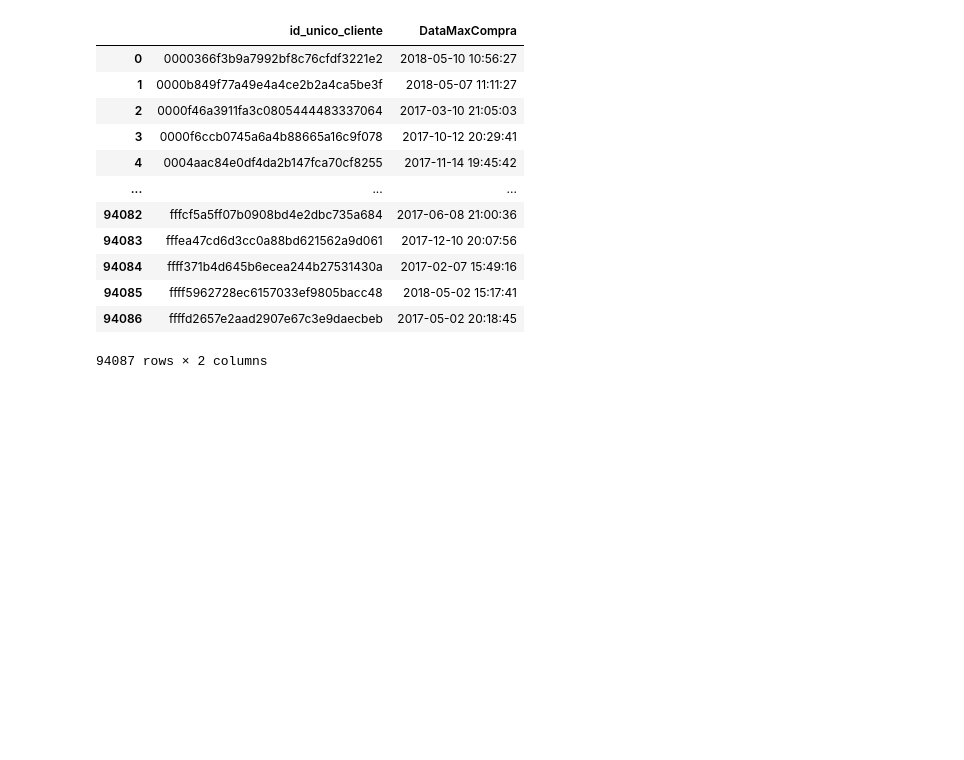
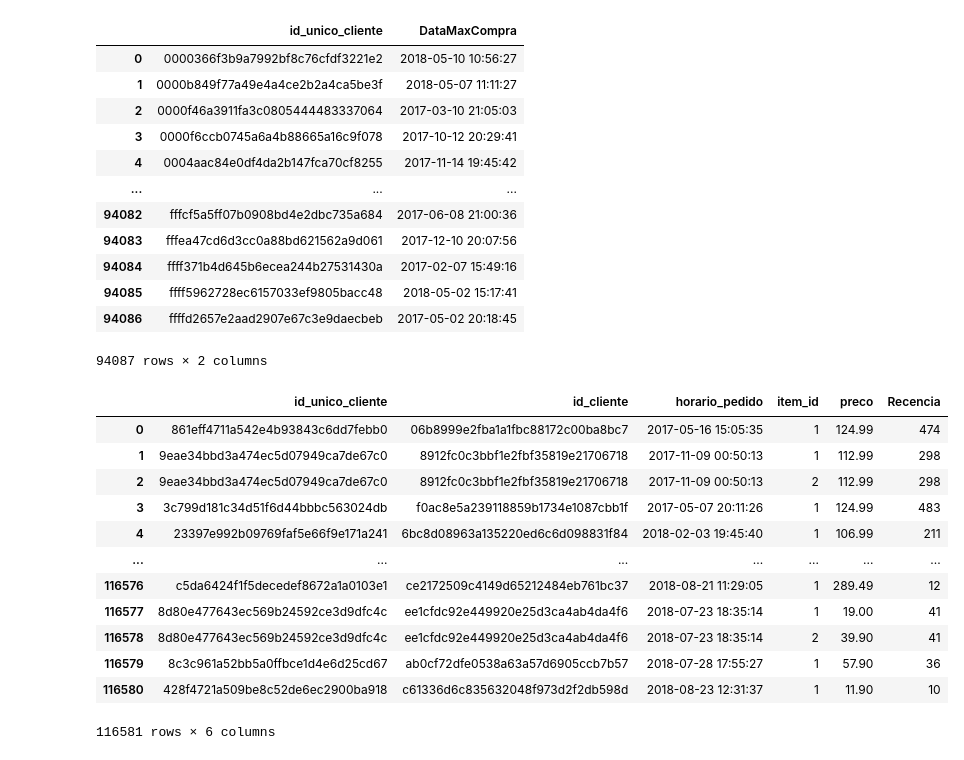
Before and after one commit to RogerCabralSilva/Clusteriza--o-de-dados, a Jupyter notebook: segmentacao.ipynb, the cells around one changed output. Cells and saved outputs as stored; diff of their text form; code cells hidden in the pictures; blank space fills up the shorter version.

Commit message:
merge do df_olist, e df_compra

```diff
--- a/segmentacao.ipynb
+++ b/segmentacao.ipynb
@@ -136 +136,19 @@ df_compra
 df_compra['Recencia'] = (df_compra['DataMaxCompra'].max() - df_compra['DataMaxCompra']).dt.days
+# %%
+df_usario = pd.merge(df_olist, df_compra[['id_unico_cliente', 'Recencia']], on='id_unico_cliente')
+
+df_usario
+# %% [output]
+|  | id_unico_cliente | id_cliente | horario_pedido | item_id | preco | Recencia |
+| 0 | 861eff4711a542e4b93843c6dd7febb0 | 06b8999e2fba1a1fbc88172c00ba8bc7 | 2017-05-16 15:05:35 | 1 | 124.99 | 474 |
+| 1 | 9eae34bbd3a474ec5d07949ca7de67c0 | 8912fc0c3bbf1e2fbf35819e21706718 | 2017-11-09 00:50:13 | 1 | 112.99 | 298 |
+| 2 | 9eae34bbd3a474ec5d07949ca7de67c0 | 8912fc0c3bbf1e2fbf35819e21706718 | 2017-11-09 00:50:13 | 2 | 112.99 | 298 |
+| 3 | 3c799d181c34d51f6d44bbbc563024db | f0ac8e5a239118859b1734e1087cbb1f | 2017-05-07 20:11:26 | 1 | 124.99 | 483 |
+| 4 | 23397e992b09769faf5e66f9e171a241 | 6bc8d08963a135220ed6c6d098831f84 | 2018-02-03 19:45:40 | 1 | 106.99 | 211 |
+| ... | ... | ... | ... | ... | ... | ... |
+| 116576 | c5da6424f1f5decedef8672a1a0103e1 | ce2172509c4149d65212484eb761bc37 | 2018-08-21 11:29:05 | 1 | 289.49 | 12 |
+| 116577 | 8d80e477643ec569b24592ce3d9dfc4c | ee1cfdc92e449920e25d3ca4ab4da4f6 | 2018-07-23 18:35:14 | 1 | 19.00 | 41 |
+| 116578 | 8d80e477643ec569b24592ce3d9dfc4c | ee1cfdc92e449920e25d3ca4ab4da4f6 | 2018-07-23 18:35:14 | 2 | 39.90 | 41 |
+| 116579 | 8c3c961a52bb5a0ffbce1d4e6d25cd67 | ab0cf72dfe0538a63a57d6905ccb7b57 | 2018-07-28 17:55:27 | 1 | 57.90 | 36 |
+| 116580 | 428f4721a509be8c52de6ec2900ba918 | c61336d6c835632048f973d2f2db598d | 2018-08-23 12:31:37 | 1 | 11.90 | 10 |
+116581 rows × 6 columns
```
Also changed, not shown: parts of 1 cell of this notebook.
